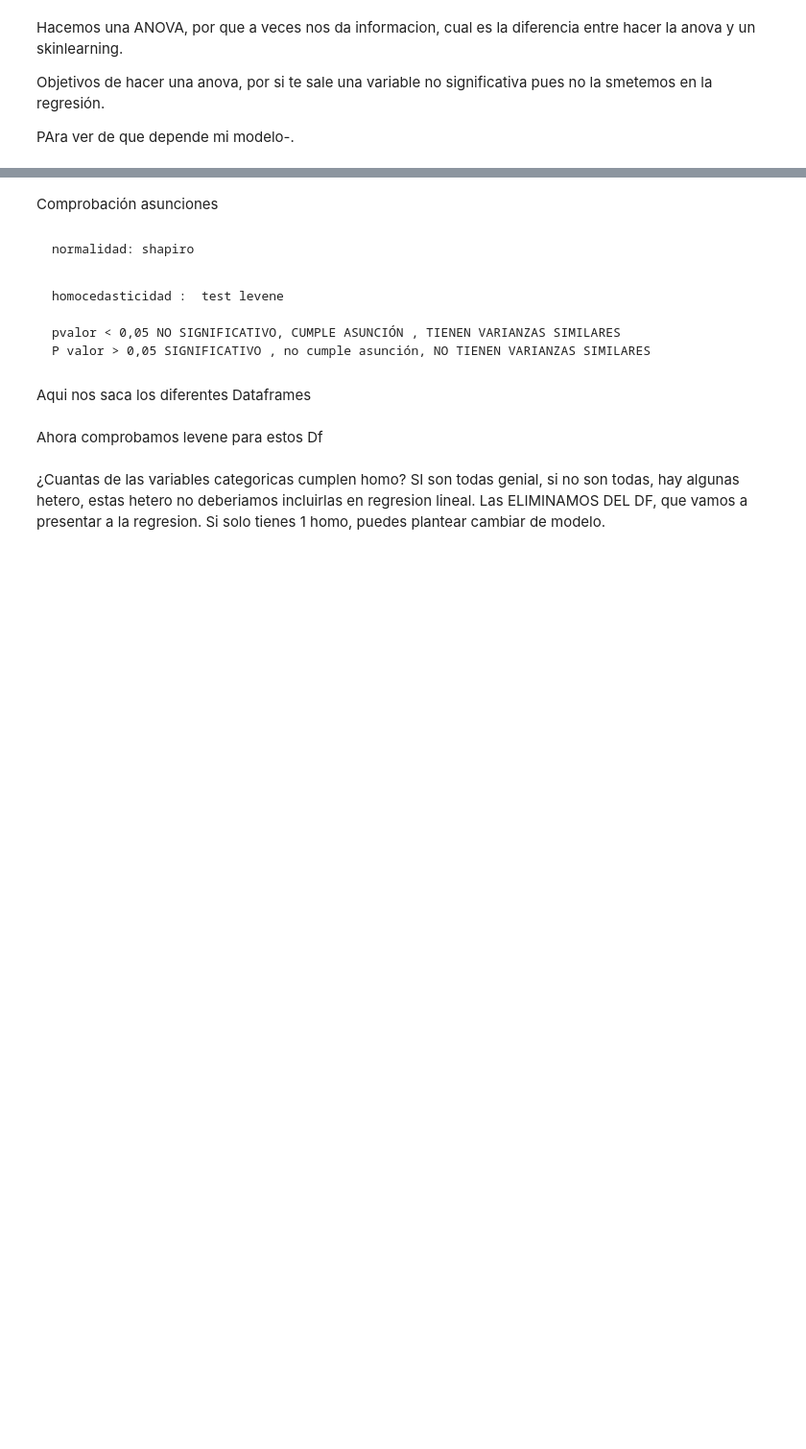
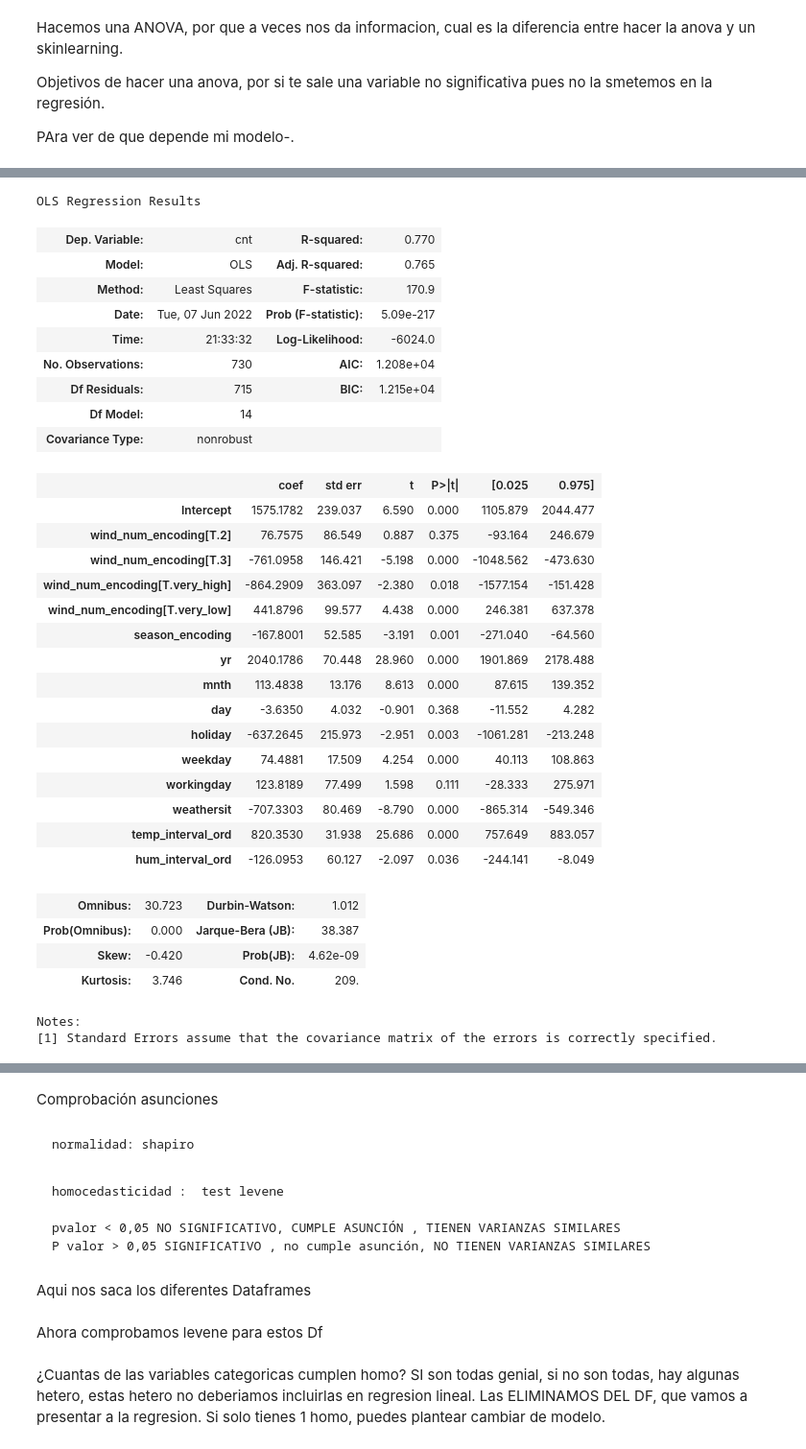
Before and after one commit to Adalab/project-da-promo-A-module-3-team-1, a Jupyter notebook: Proyecto_Final.ipynb, the cells around one changed output, grey strips where cells are left out. Shown: that part at 96% size. Drawn from its saved outputs; the diff is of its cells as text; code cells hidden in the pictures; blank space fills up the shorter version.

```diff
--- a/Proyecto_Final.ipynb
+++ b/Proyecto_Final.ipynb
@@ -837,3 +857,6 @@ Hacemos una ANOVA, por que a veces nos da informacion, cual es la diferencia ent
 Objetivos de hacer una anova, por si te sale una variable no significativa pues no la smetemos en la regresión.
 
 PAra ver de que depende mi modelo-.
+# %%
+lm_cnt = ols('cnt ~ season_encoding + yr + mnth + day + holiday + weekday + workingday + weathersit + temp_interval_ord + hum_interval_ord + wind_num_encoding', data=df).fit()
+sm.stats.anova_lm(lm_cnt)
@@ -839,0 +877,35 @@ PAra ver de que depende mi modelo-.
+# %%
+lm_cnt.summary()
+# %% [output]
+OLS Regression Results
+| Dep. Variable: | cnt | R-squared: | 0.770 |
+| Model: | OLS | Adj. R-squared: | 0.765 |
+| Method: | Least Squares | F-statistic: | 170.9 |
+| Date: | Tue, 07 Jun 2022 | Prob (F-statistic): | 5.09e-217 |
+| Time: | 21:33:32 | Log-Likelihood: | -6024.0 |
+| No. Observations: | 730 | AIC: | 1.208e+04 |
+| Df Residuals: | 715 | BIC: | 1.215e+04 |
+| Df Model: | 14 |  |  |
+| Covariance Type: | nonrobust |  |  |
+|  | coef | std err | t | P>|t| | [0.025 | 0.975] |
+| Intercept | 1575.1782 | 239.037 | 6.590 | 0.000 | 1105.879 | 2044.477 |
+| wind_num_encoding[T.2] | 76.7575 | 86.549 | 0.887 | 0.375 | -93.164 | 246.679 |
+| wind_num_encoding[T.3] | -761.0958 | 146.421 | -5.198 | 0.000 | -1048.562 | -473.630 |
+| wind_num_encoding[T.very_high] | -864.2909 | 363.097 | -2.380 | 0.018 | -1577.154 | -151.428 |
+| wind_num_encoding[T.very_low] | 441.8796 | 99.577 | 4.438 | 0.000 | 246.381 | 637.378 |
+| season_encoding | -167.8001 | 52.585 | -3.191 | 0.001 | -271.040 | -64.560 |
+| yr | 2040.1786 | 70.448 | 28.960 | 0.000 | 1901.869 | 2178.488 |
+| mnth | 113.4838 | 13.176 | 8.613 | 0.000 | 87.615 | 139.352 |
+| day | -3.6350 | 4.032 | -0.901 | 0.368 | -11.552 | 4.282 |
+| holiday | -637.2645 | 215.973 | -2.951 | 0.003 | -1061.281 | -213.248 |
+| weekday | 74.4881 | 17.509 | 4.254 | 0.000 | 40.113 | 108.863 |
+| workingday | 123.8189 | 77.499 | 1.598 | 0.111 | -28.333 | 275.971 |
+| weathersit | -707.3303 | 80.469 | -8.790 | 0.000 | -865.314 | -549.346 |
+| temp_interval_ord | 820.3530 | 31.938 | 25.686 | 0.000 | 757.649 | 883.057 |
+| hum_interval_ord | -126.0953 | 60.127 | -2.097 | 0.036 | -244.141 | -8.049 |
+| Omnibus: | 30.723 | Durbin-Watson: | 1.012 |
+| Prob(Omnibus): | 0.000 | Jarque-Bera (JB): | 38.387 |
+| Skew: | -0.420 | Prob(JB): | 4.62e-09 |
+| Kurtosis: | 3.746 | Cond. No. | 209. |
+Notes:
+[1] Standard Errors assume that the covariance matrix of the errors is correctly specified.
```
Also changed, not shown: parts of 33 cells of this notebook.
